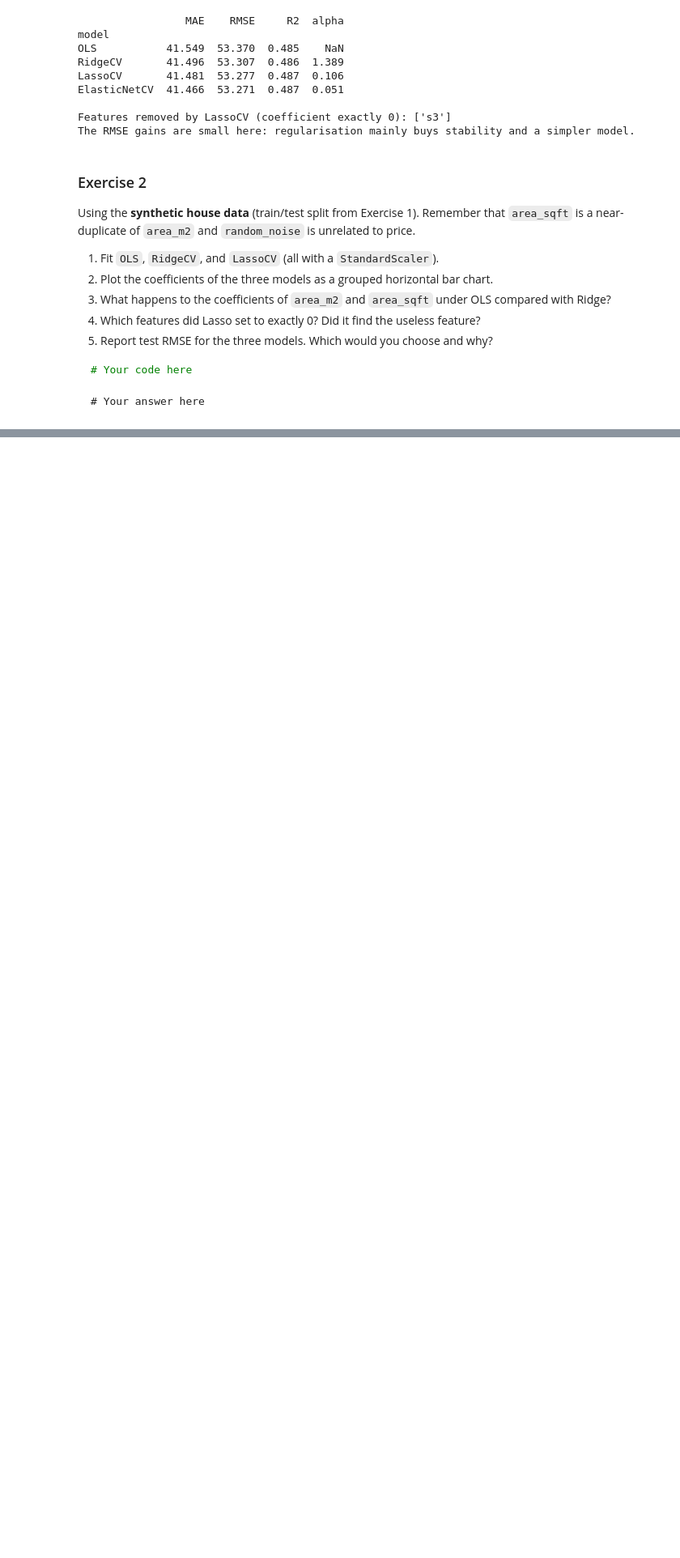
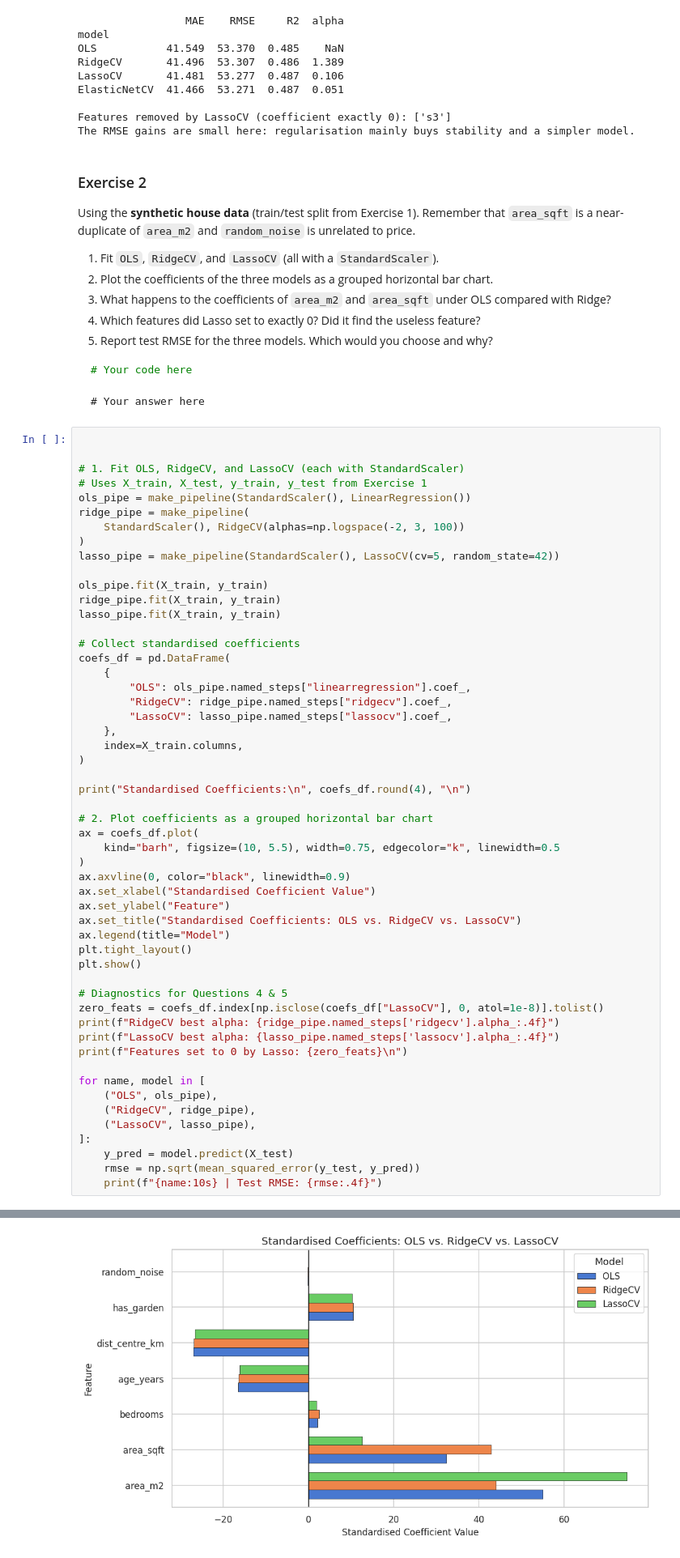
Before and after one commit to sahibshakhayev/IntroToDS, a Jupyter notebook: Solved/LB_W8.ipynb, the cells around one changed output, grey strips where cells are left out. Shown at 81% size. Saved outputs shown, nothing was run; the diff lists cells and outputs as text; blank space fills up the shorter version.

````diff
--- a/Solved/LB_W8.ipynb
+++ b/Solved/LB_W8.ipynb
@@ -529,3 +533,57 @@ Using the **synthetic house data** (train/test split from Exercise 1). Remember
 ```
 # Your answer here
 ```
+# %%
+
+
+# 1. Fit OLS, RidgeCV, and LassoCV (each with StandardScaler)
+# Uses X_train, X_test, y_train, y_test from Exercise 1
+ols_pipe = make_pipeline(StandardScaler(), LinearRegression())
+ridge_pipe = make_pipeline(
+    StandardScaler(), RidgeCV(alphas=np.logspace(-2, 3, 100))
+)
+lasso_pipe = make_pipeline(StandardScaler(), LassoCV(cv=5, random_state=42))
+
+ols_pipe.fit(X_train, y_train)
+ridge_pipe.fit(X_train, y_train)
+lasso_pipe.fit(X_train, y_train)
+
+# Collect standardised coefficients
+coefs_df = pd.DataFrame(
+    {
+        "OLS": ols_pipe.named_steps["linearregression"].coef_,
+        "RidgeCV": ridge_pipe.named_steps["ridgecv"].coef_,
+        "LassoCV": lasso_pipe.named_steps["lassocv"].coef_,
+    },
+    index=X_train.columns,
+)
+
+print("Standardised Coefficients:\n", coefs_df.round(4), "\n")
+
+# 2. Plot coefficients as a grouped horizontal bar chart
+ax = coefs_df.plot(
+    kind="barh", figsize=(10, 5.5), width=0.75, edgecolor="k", linewidth=0.5
+)
+ax.axvline(0, color="black", linewidth=0.9)
+ax.set_xlabel("Standardised Coefficient Value")
+ax.set_ylabel("Feature")
+ax.set_title("Standardised Coefficients: OLS vs. RidgeCV vs. LassoCV")
+ax.legend(title="Model")
+plt.tight_layout()
+plt.show()
+
+# Diagnostics for Questions 4 & 5
+zero_feats = coefs_df.index[np.isclose(coefs_df["LassoCV"], 0, atol=1e-8)].tolist()
+print(f"RidgeCV best alpha: {ridge_pipe.named_steps['ridgecv'].alpha_:.4f}")
+print(f"LassoCV best alpha: {lasso_pipe.named_steps['lassocv'].alpha_:.4f}")
+print(f"Features set to 0 by Lasso: {zero_feats}\n")
+
+for name, model in [
+    ("OLS", ols_pipe),
+    ("RidgeCV", ridge_pipe),
+    ("LassoCV", lasso_pipe),
+]:
+    y_pred = model.predict(X_test)
+    rmse = np.sqrt(mean_squared_error(y_test, y_pred))
+    print(f"{name:10s} | Test RMSE: {rmse:.4f}")
+# %% [output]
@@ -531,0 +599 @@ Using the **synthetic house data** (train/test split from Exercise 1). Remember
+[figure, added]
````
Also changed, not shown: parts of 3 cells of this notebook.
